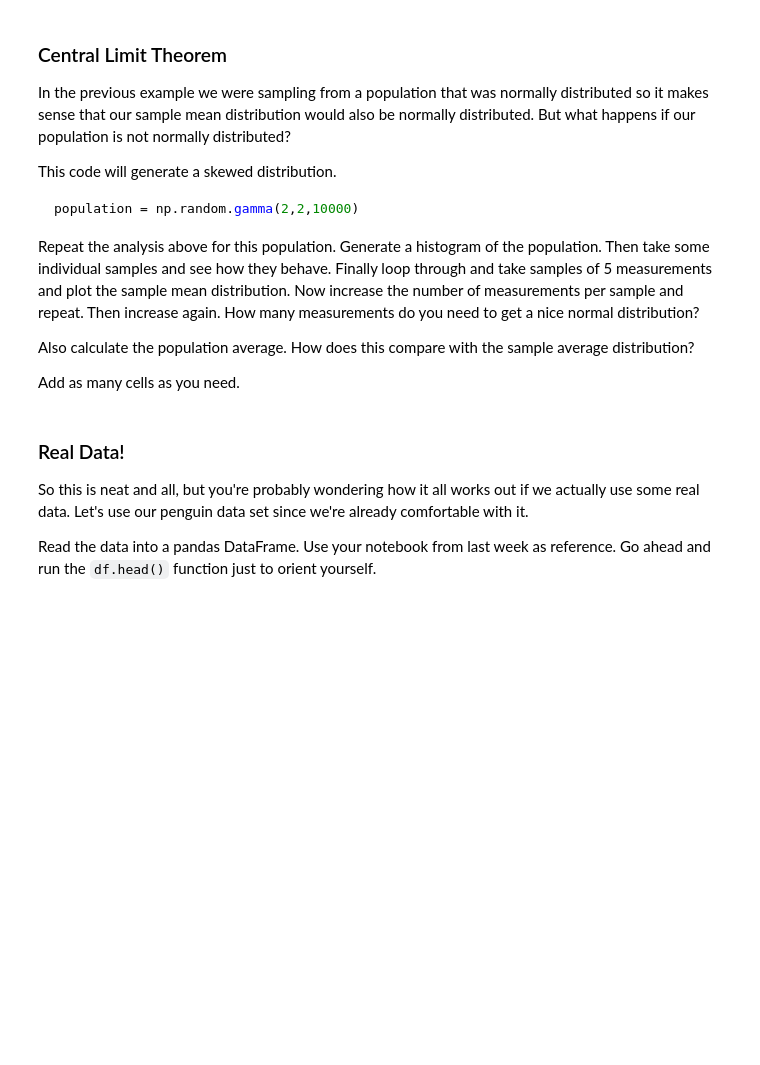
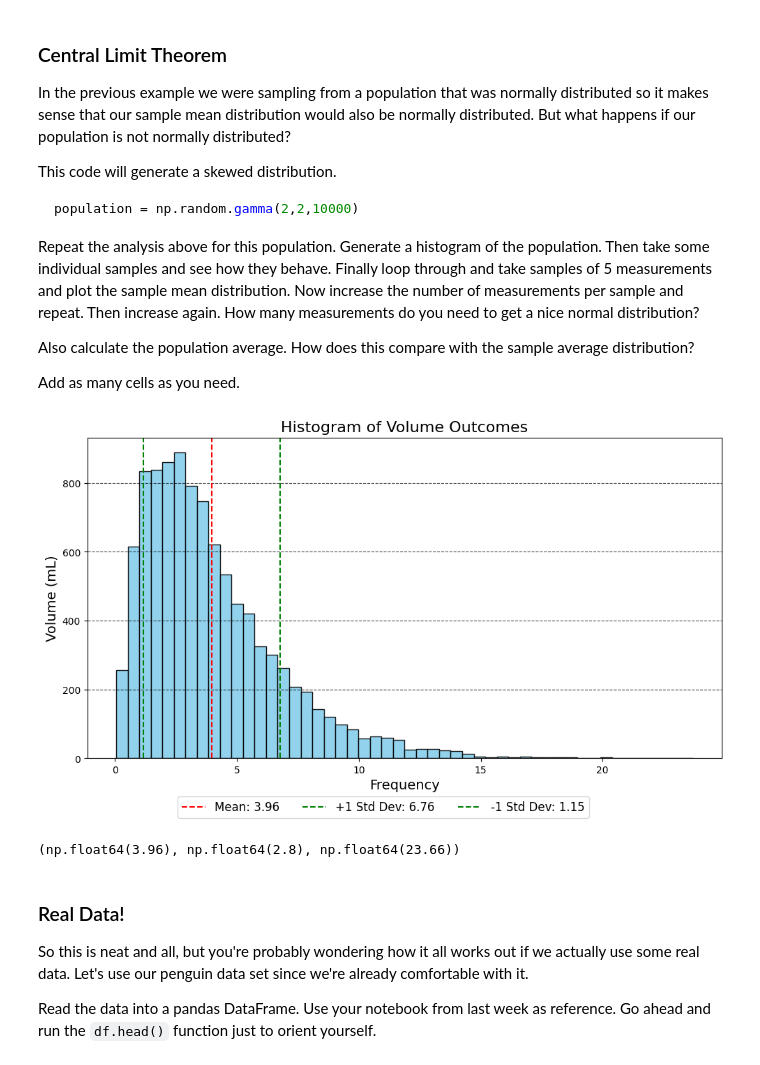
Before and after one commit to Apostle-of-Laplace/College, a Jupyter notebook: CBEE 213 Code/Studio 3/Studio 3 - Sampling.ipynb, the cells around one changed output. Saved outputs shown, nothing was run; the diff lists cells and outputs as text; code cells hidden in the pictures; blank space fills up the shorter version.

```diff
--- a/CBEE 213 Code/Studio 3/Studio 3 - Sampling.ipynb
+++ b/CBEE 213 Code/Studio 3/Studio 3 - Sampling.ipynb
@@ -143,6 +220,13 @@ Repeat the analysis above for this population.  Generate a histogram of the popu
 Also calculate the population average.  How does this compare with the sample average distribution?
 
 Add as many cells as you need.
+# %%
+population = np.random.gamma(2,2,10000)
+
+histogram_maker(population)
+# %% [output]
+[figure, added]
+(np.float64(3.96), np.float64(2.8), np.float64(23.66))
 # %% [markdown]
 ### Real Data!
 
```
Also changed, not shown: parts of 12 cells of this notebook, 1 other file.
